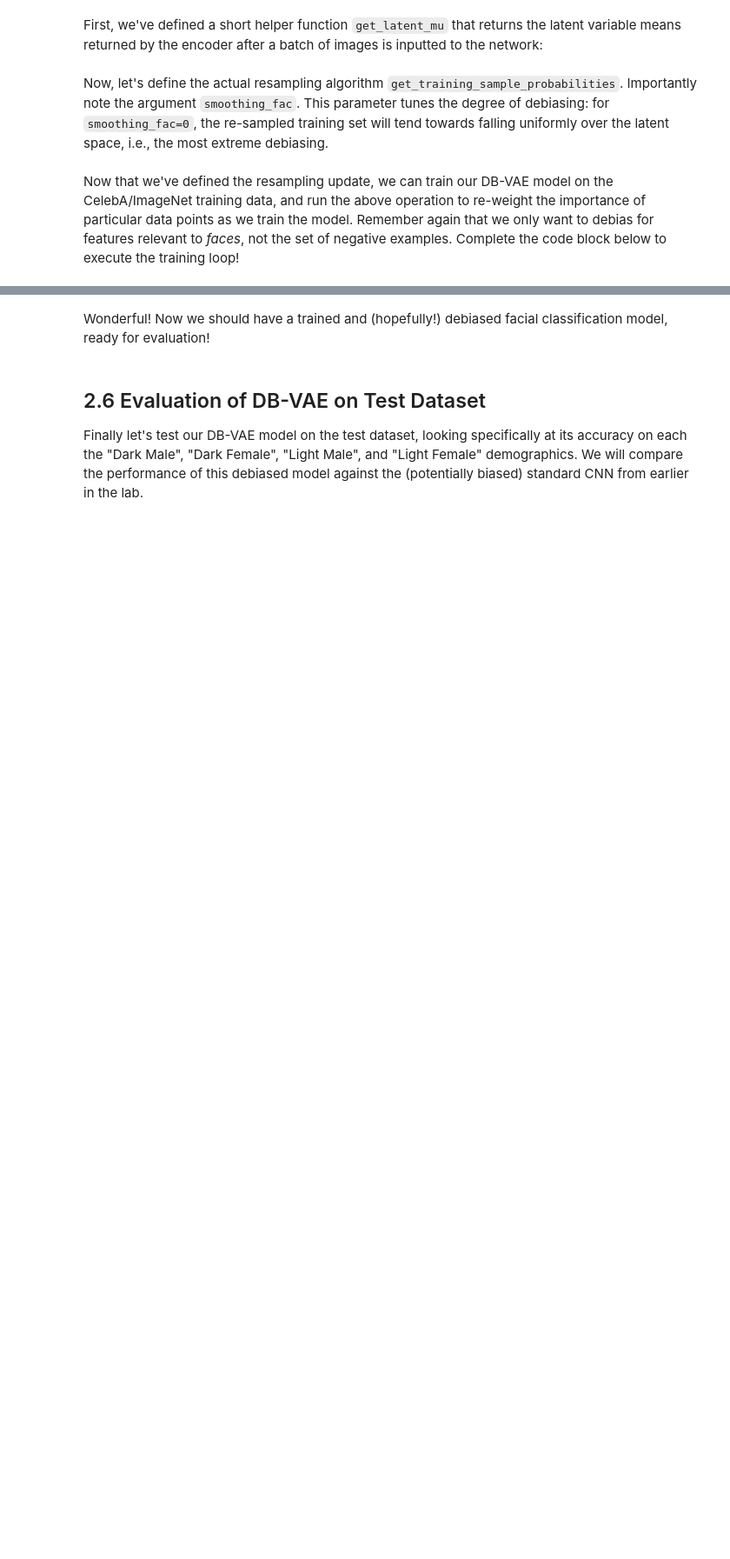
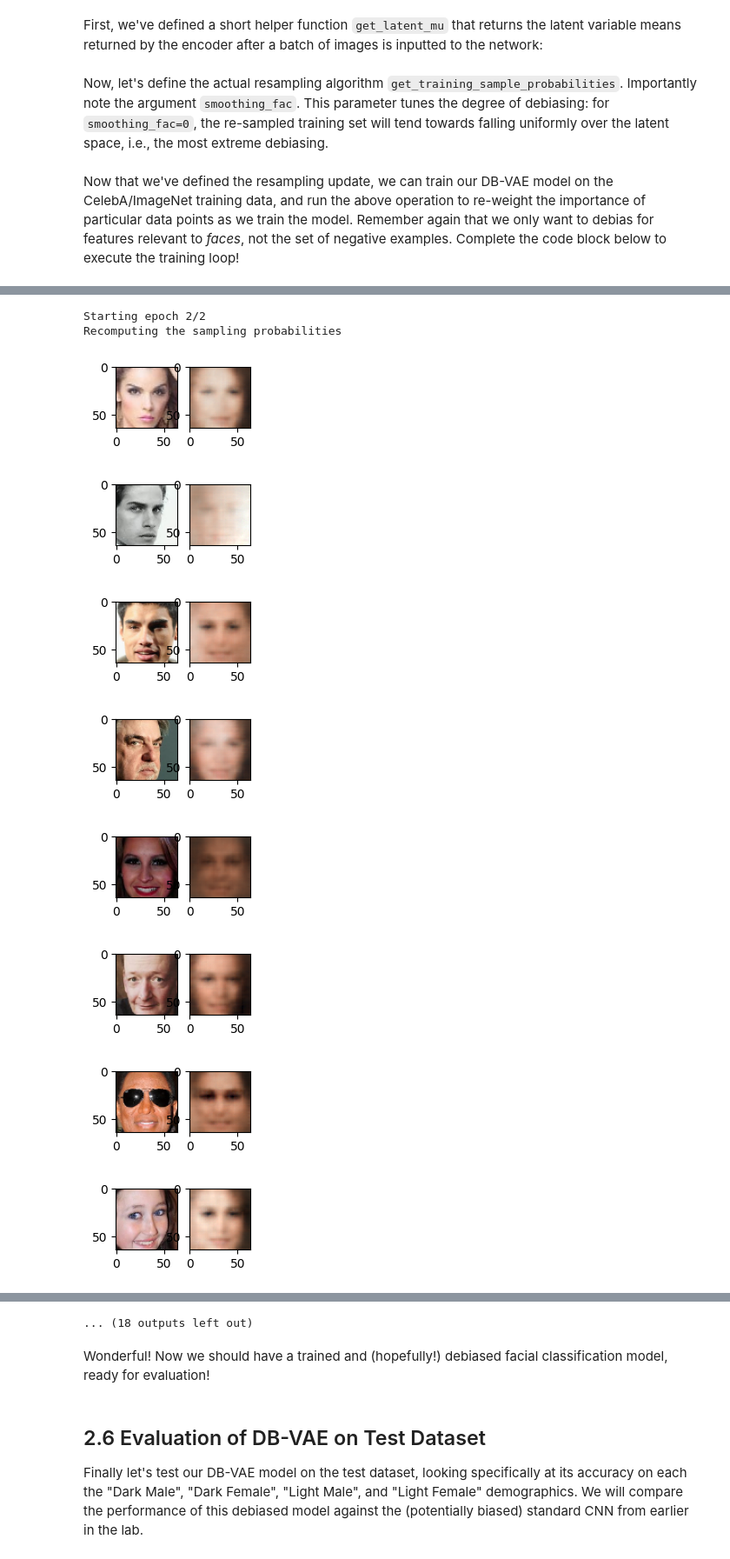
Before and after one commit to aurora-nat/machine-vision-course, a Jupyter notebook: labs/lab3/PT_Part2_Debiasing.ipynb, the cells around one changed output, grey strips where cells are left out. Shown at 87% size. Drawn from its saved outputs; the diff is of its cells as text; code cells hidden in the pictures; blank space fills up the shorter version.

```diff
--- a/labs/lab3/PT_Part2_Debiasing.ipynb
+++ b/labs/lab3/PT_Part2_Debiasing.ipynb
@@ -851,0 +942,11 @@ ALL FACES SURVIVED
+# %%
+'''Tests Completed
+print("5 - before exp", flush=True)
+
+sigma = torch.exp(z_logsigma)
+
+print("6 - EXP SURVIVED", flush=True)
+print("sigma range:",
+      sigma.min().item(),
+      sigma.max().item(),
+      flush=True)'''
@@ -851,0 +955,9 @@ ALL FACES SURVIVED
+# %%
+'''Tests Completed
+print("7 - before z calculation", flush=True)
+
+z = z_mean + sigma * eps
+
+print("8 - SAMPLING SURVIVED", flush=True)
+print("z:", z.shape, flush=True)
+print("z range:", z.min().item(), z.max().item(), flush=True)'''
@@ -851,0 +966,11 @@ ALL FACES SURVIVED
+# %%
+'''Tests Completed
+print("9 - before decoder", flush=True)
+
+with torch.inference_mode():
+    x_recon = dbvae.decode(z)
+
+print("10 - DECODER SURVIVED", flush=True)
+print("reconstruction:", x_recon.shape, flush=True)
+print("finite:", torch.isfinite(x_recon).all().item(), flush=True)
+print("range:", x_recon.min().item(), x_recon.max().item(), flush=True)'''
@@ -852,12 +994,12 @@ ALL FACES SURVIVED
 # %%
-'''### Training the DB-VAE ###
+### Training the DB-VAE ###
 
-# Hyperparameters
+# Hyperparameters, #lowered the batch rate due to CPU
 params = dict(
-    batch_size=32,
+    batch_size=8,
     learning_rate=5e-4,
     latent_dim=100,
-    num_epochs=5,  # DB-VAE needs slightly more epochs to train
+    num_epochs=2,  # DB-VAE needs slightly more epochs to train
 )
 
 experiment = create_experiment("6S191_Lab2_Part2_DBVAE", params)
@@ -890,30 +1032,41 @@ all_faces = loader.get_all_train_faces()
 
 # The training loop -- outer loop iterates over the number of epochs
 step = 0
 for i in range(params["num_epochs"]):
     IPython.display.clear_output(wait=True)
     print("Starting epoch {}/{}".format(i + 1, params["num_epochs"]))
 
     # Recompute data sampling proabilities
     """TODO: recompute the sampling probabilities for debiasing"""
     p_faces = get_training_sample_probabilities(all_faces, dbvae) # TODO
 
     # get a batch of training data and compute the training step
     for j in tqdm(range(loader.get_train_size() // params["batch_size"])):
         # load a batch of data
         (x, y) = loader.get_batch(params["batch_size"], p_pos=p_faces)
         x = torch.from_numpy(x).float().to(device)
         y = torch.from_numpy(y).float().to(device)
 
         # loss optimization
         loss = debiasing_train_step(x, y)
         loss_value = loss.detach().cpu().numpy()
         experiment.log_metric("loss", loss_value, step=step)
 
         # plot the progress every 200 steps
         if j % 500 == 0:
             mdl.util.plot_sample(x, y, dbvae, backend="pt")
 
         step += 1
 
 experiment.end()
+# %% [output]
+Starting epoch 2/2
+Recomputing the sampling probabilities
+[figure, added]
+[figure, added]
+[figure, added]
+[figure, added]
+[figure, added]
+[figure, added]
+[figure, added]
+[figure, added]
@@ -920,3 +1076,4 @@ experiment.end()
+... (18 outputs left out)
 # %% [markdown]
 Wonderful! Now we should have a trained and (hopefully!) debiased facial classification model, ready for evaluation!
 # %% [markdown]
```
Also changed, not shown: parts of 19 cells of this notebook.
